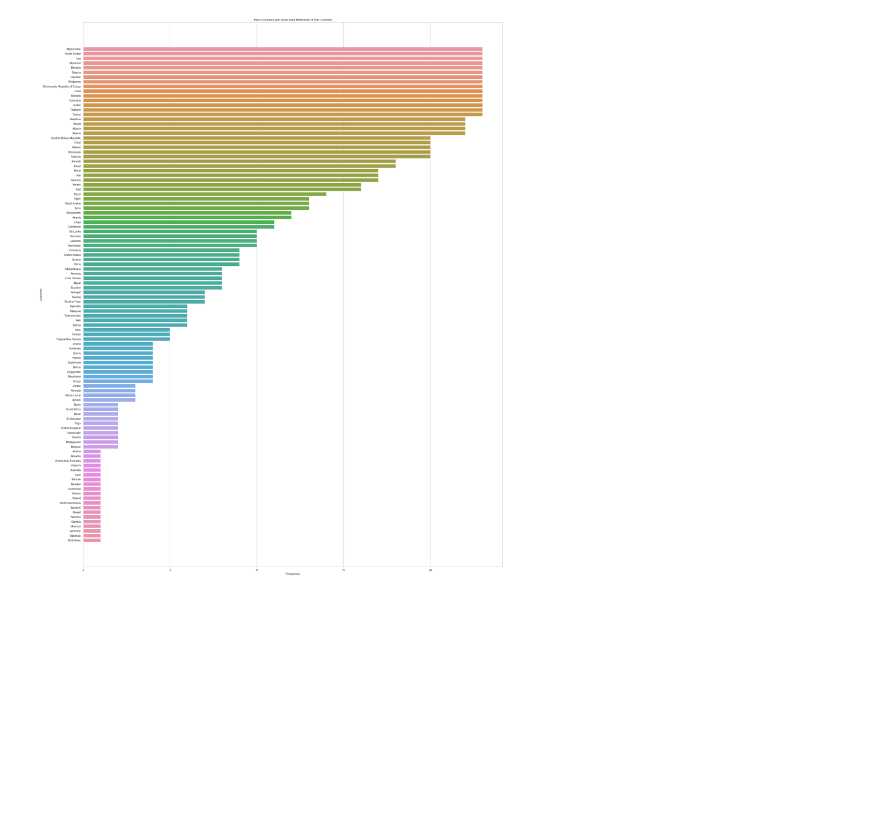
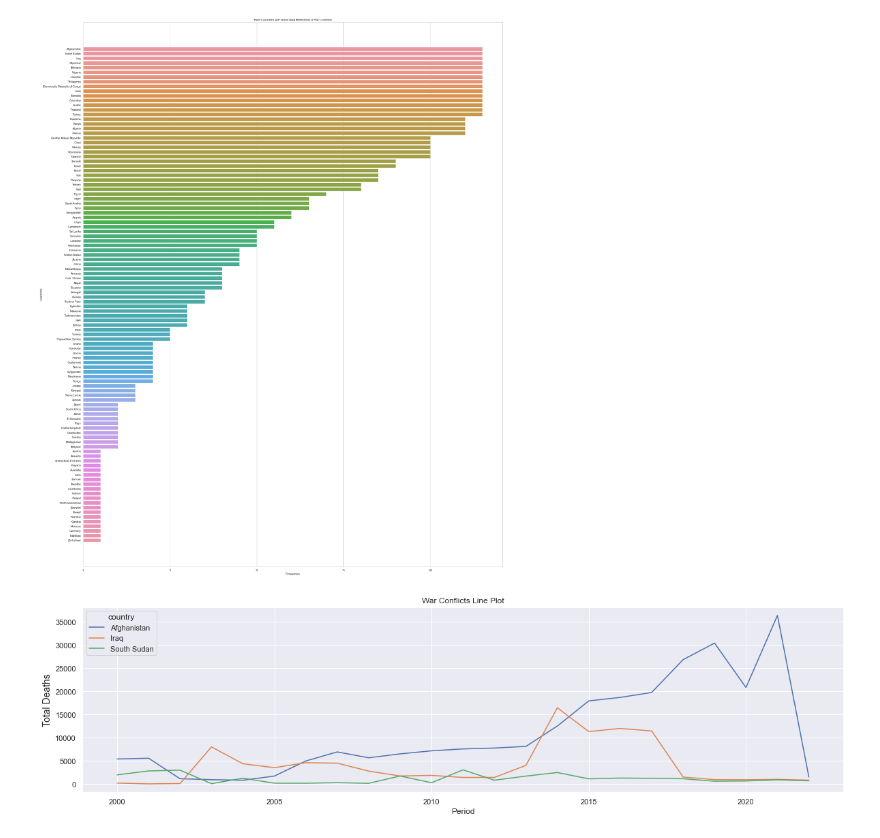
Before and after one commit to FIAP-61/petrolytics, a Jupyter notebook: notebooks/tech_challenge_fase04_group_61.ipynb, the cells around one changed output. Saved outputs shown, nothing was run; the diff lists cells and outputs as text; code cells hidden in the pictures; blank space fills up the shorter version.

Commit message:
insights and analysis from war data

```diff
--- a/notebooks/tech_challenge_fase04_group_61.ipynb
+++ b/notebooks/tech_challenge_fase04_group_61.ipynb
@@ -999,3 +997,22 @@ plt.plot()
 # %% [output]
 []
 [figure]
+# %%
+## SETTING TIME SERIES LINE PLOT
+
+db_war_oil = db_war.loc[(db_war['country'] == 'Iraq') | (db_war['country'] == 'Afghanistan') | (db_war['country'] == 'South Sudan')]
+
+
+sns.set_style('darkgrid')
+plt.figure(figsize=(20, 5))
+
+plt.title('War Conflicts Line Plot', fontsize=12)
+plt.ylabel('Total Deaths', fontsize=14)
+plt.xlabel('Period')
+
+# sns.lineplot(x=db_war_oil['year'], y=db_war_oil['conflict_deaths'])
+sns.lineplot(data=db_war_oil, x=db_war_oil['year'], y=db_war_oil['conflict_deaths'], hue=db_war_oil['country'])
+
+plt.show()
+# %% [output]
+[figure, added]
```
Also changed, not shown: parts of 6 cells of this notebook.
